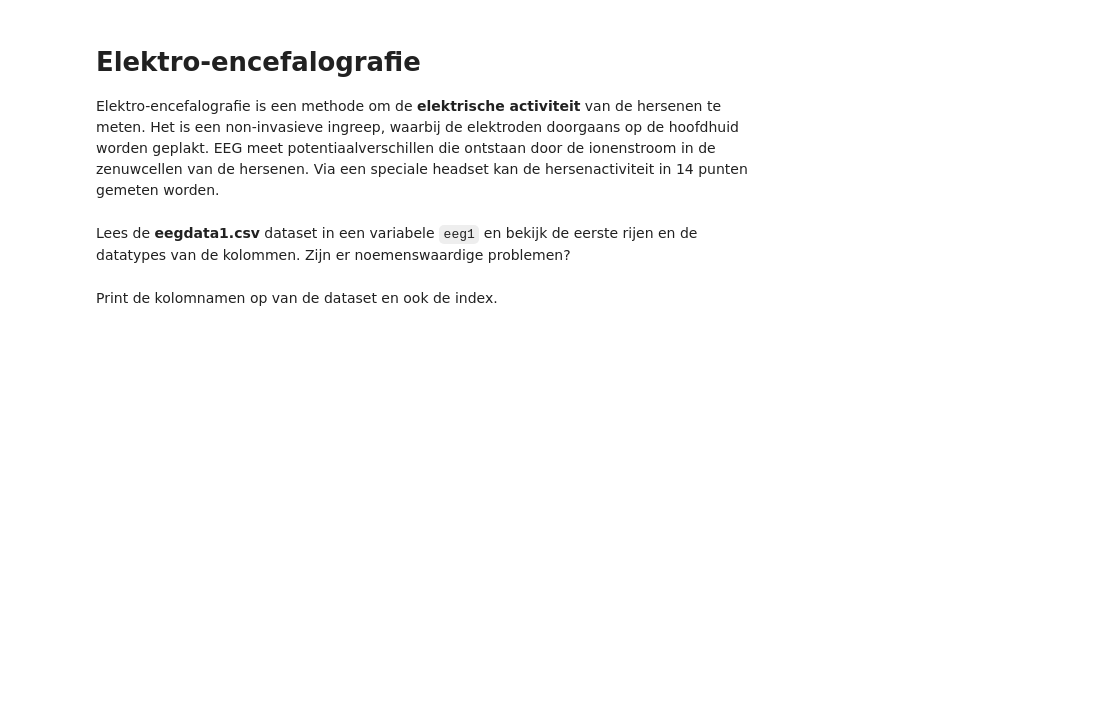
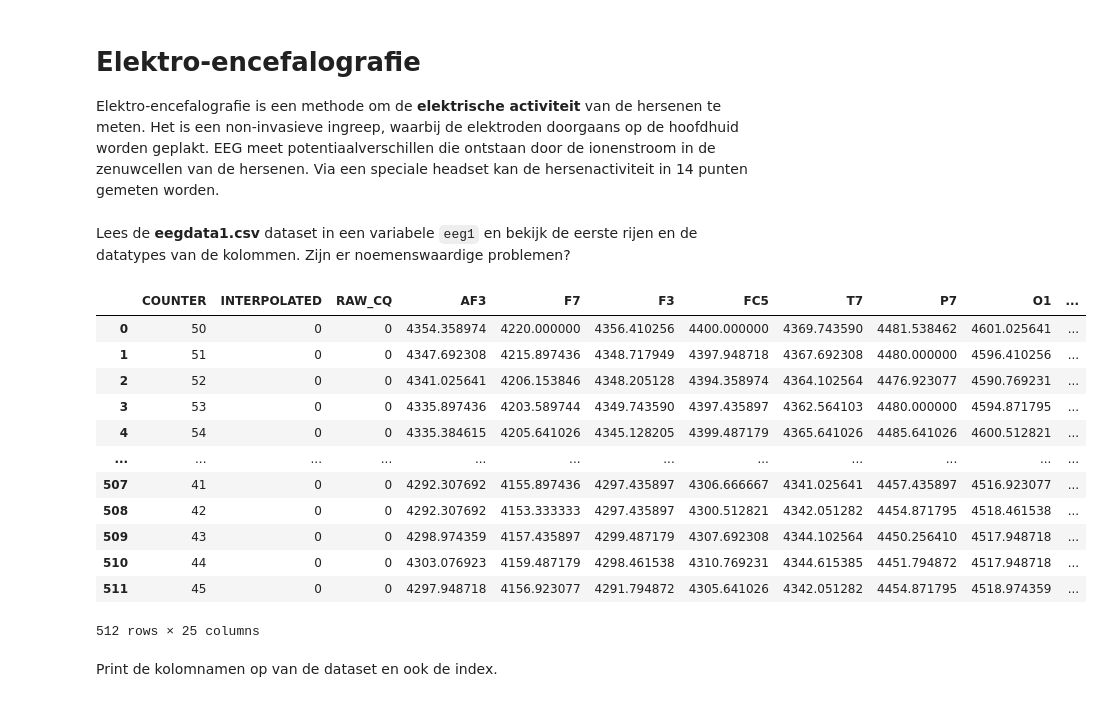
Before and after one commit to runevanbossuyt/PyCharm-Projects-DataScience1, a Jupyter notebook: W14P3/Opgaveboek EEG.ipynb, the cells around one changed output. Drawn from its saved outputs; the diff is of its cells as text; code cells hidden in the pictures; blank space fills up the shorter version.

```diff
--- a/W14P3/Opgaveboek EEG.ipynb
+++ b/W14P3/Opgaveboek EEG.ipynb
@@ -11,2 +7,20 @@ Lees de **eegdata1.csv** dataset in een variabele `eeg1` en bekijk de eerste rij
+# %%
+import pandas as pd
+eeg1 = pd.read_csv('eegdata1.csv', delimiter=',')
+display(eeg1)
+# %% [output]
+|  | COUNTER | INTERPOLATED | RAW_CQ | AF3 | F7 | F3 | FC5 | T7 | P7 | O1 | ... |
+| 0 | 50 | 0 | 0 | 4354.358974 | 4220.000000 | 4356.410256 | 4400.000000 | 4369.743590 | 4481.538462 | 4601.025641 | ... |
+| 1 | 51 | 0 | 0 | 4347.692308 | 4215.897436 | 4348.717949 | 4397.948718 | 4367.692308 | 4480.000000 | 4596.410256 | ... |
+| 2 | 52 | 0 | 0 | 4341.025641 | 4206.153846 | 4348.205128 | 4394.358974 | 4364.102564 | 4476.923077 | 4590.769231 | ... |
+| 3 | 53 | 0 | 0 | 4335.897436 | 4203.589744 | 4349.743590 | 4397.435897 | 4362.564103 | 4480.000000 | 4594.871795 | ... |
+| 4 | 54 | 0 | 0 | 4335.384615 | 4205.641026 | 4345.128205 | 4399.487179 | 4365.641026 | 4485.641026 | 4600.512821 | ... |
+| ... | ... | ... | ... | ... | ... | ... | ... | ... | ... | ... | ... |
+| 507 | 41 | 0 | 0 | 4292.307692 | 4155.897436 | 4297.435897 | 4306.666667 | 4341.025641 | 4457.435897 | 4516.923077 | ... |
+| 508 | 42 | 0 | 0 | 4292.307692 | 4153.333333 | 4297.435897 | 4300.512821 | 4342.051282 | 4454.871795 | 4518.461538 | ... |
+| 509 | 43 | 0 | 0 | 4298.974359 | 4157.435897 | 4299.487179 | 4307.692308 | 4344.102564 | 4450.256410 | 4517.948718 | ... |
+| 510 | 44 | 0 | 0 | 4303.076923 | 4159.487179 | 4298.461538 | 4310.769231 | 4344.615385 | 4451.794872 | 4517.948718 | ... |
+| 511 | 45 | 0 | 0 | 4297.948718 | 4156.923077 | 4291.794872 | 4305.641026 | 4342.051282 | 4454.871795 | 4518.974359 | ... |
+512 rows × 25 columns
 # %% [markdown]
 Print de kolomnamen op van de dataset en ook de index.
```
Also changed, not shown: parts of 30 cells of this notebook, 8 other files.
